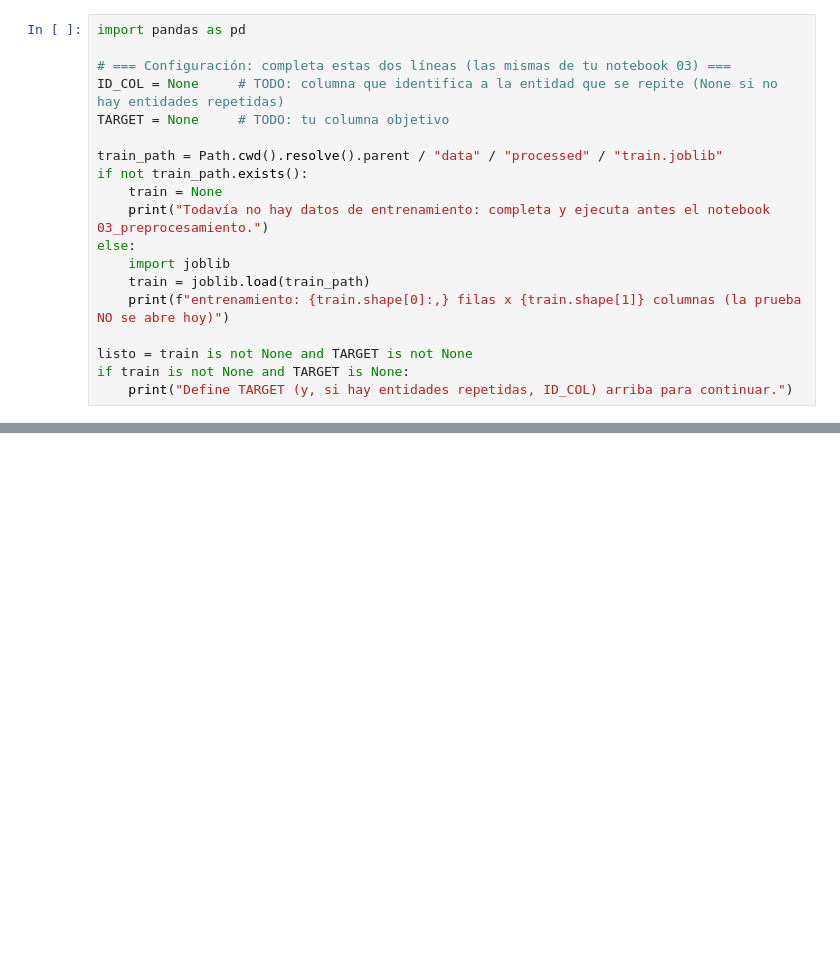
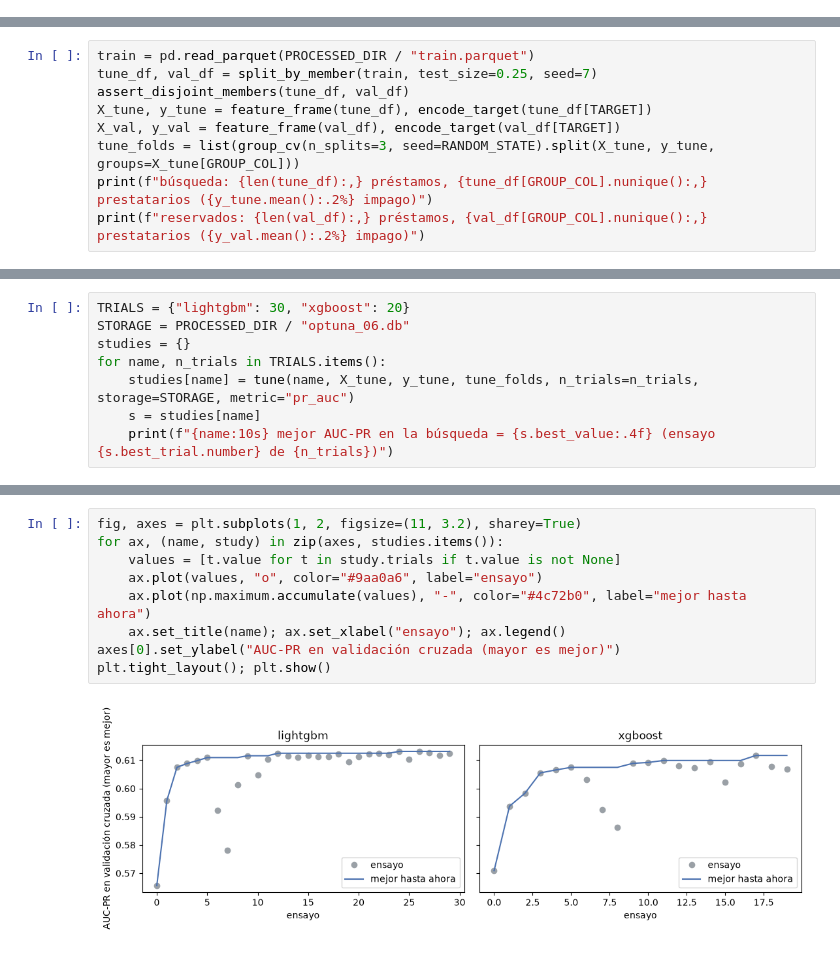
Before and after one commit to YirlenML/Laboratorio_analisis, a Jupyter notebook: notebooks/06_optimizacion.ipynb, the cells around one changed output, grey strips where cells are left out. Saved outputs shown, nothing was run; the diff lists cells and outputs as text; blank space fills up the shorter version.

```diff
--- a/notebooks/06_optimizacion.ipynb
+++ b/notebooks/06_optimizacion.ipynb
@@ -22,19 +0,0 @@ cuál era la buena: por eso cada ensayo queda en **MLflow**. Tres cuidados:
-# %%
-import pandas as pd
-
-# === Configuración: completa estas dos líneas (las mismas de tu notebook 03) ===
-ID_COL = None     # TODO: columna que identifica a la entidad que se repite (None si no hay entidades repetidas)
-TARGET = None     # TODO: tu columna objetivo
-
-train_path = Path.cwd().resolve().parent / "data" / "processed" / "train.joblib"
-if not train_path.exists():
-    train = None
-    print("Todavía no hay datos de entrenamiento: completa y ejecuta antes el notebook 03_preprocesamiento.")
-else:
-    import joblib
-    train = joblib.load(train_path)
-    print(f"entrenamiento: {train.shape[0]:,} filas x {train.shape[1]} columnas (la prueba NO se abre hoy)")
-
-listo = train is not None and TARGET is not None
-if train is not None and TARGET is None:
-    print("Define TARGET (y, si hay entidades repetidas, ID_COL) arriba para continuar.")
@@ -185,0 +64,9 @@ ordenarlos por la métrica principal?
+# %%
+train = pd.read_parquet(PROCESSED_DIR / "train.parquet")
+tune_df, val_df = split_by_member(train, test_size=0.25, seed=7)
+assert_disjoint_members(tune_df, val_df)
+X_tune, y_tune = feature_frame(tune_df), encode_target(tune_df[TARGET])
+X_val, y_val = feature_frame(val_df), encode_target(val_df[TARGET])
+tune_folds = list(group_cv(n_splits=3, seed=RANDOM_STATE).split(X_tune, y_tune, groups=X_tune[GROUP_COL]))
+print(f"búsqueda: {len(tune_df):,} préstamos, {tune_df[GROUP_COL].nunique():,} prestatarios ({y_tune.mean():.2%} impago)")
+print(f"reservados: {len(val_df):,} préstamos, {val_df[GROUP_COL].nunique():,} prestatarios ({y_val.mean():.2%} impago)")
@@ -185,0 +93,8 @@ ordenarlos por la métrica principal?
+# %%
+TRIALS = {"lightgbm": 30, "xgboost": 20}
+STORAGE = PROCESSED_DIR / "optuna_06.db"
+studies = {}
+for name, n_trials in TRIALS.items():
+    studies[name] = tune(name, X_tune, y_tune, tune_folds, n_trials=n_trials, storage=STORAGE, metric="pr_auc")
+    s = studies[name]
+    print(f"{name:10s} mejor AUC-PR en la búsqueda = {s.best_value:.4f} (ensayo {s.best_trial.number} de {n_trials})")
@@ -185,0 +105,11 @@ ordenarlos por la métrica principal?
+# %%
+fig, axes = plt.subplots(1, 2, figsize=(11, 3.2), sharey=True)
+for ax, (name, study) in zip(axes, studies.items()):
+    values = [t.value for t in study.trials if t.value is not None]
+    ax.plot(values, "o", color="#9aa0a6", label="ensayo")
+    ax.plot(np.maximum.accumulate(values), "-", color="#4c72b0", label="mejor hasta ahora")
+    ax.set_title(name); ax.set_xlabel("ensayo"); ax.legend()
+axes[0].set_ylabel("AUC-PR en validación cruzada (mayor es mejor)")
+plt.tight_layout(); plt.show()
+# %% [output]
+[figure, added]
```
Also changed, not shown: parts of 35 cells of this notebook, 30 other files.
